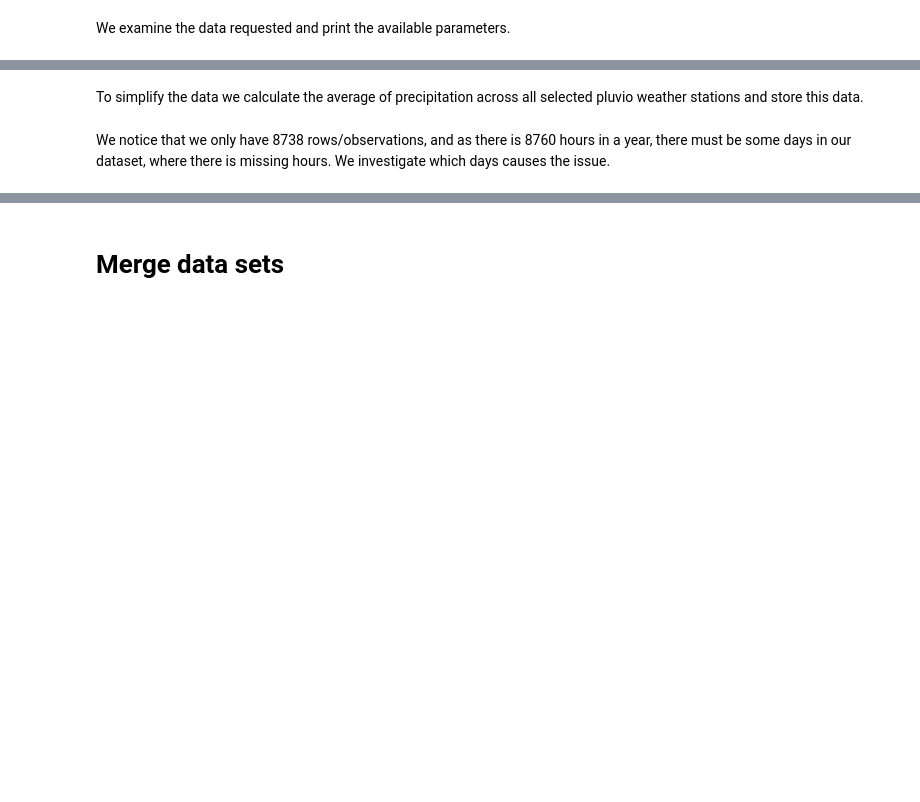
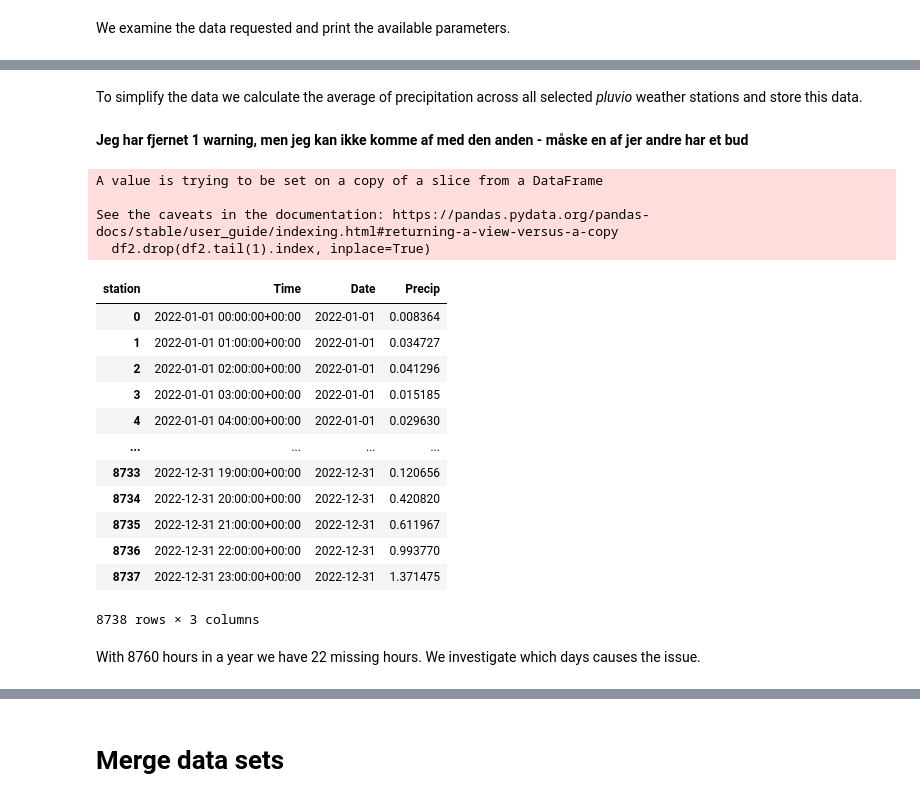
Before and after one commit to NumEconCopenhagen/projects-2023-jos-p-og-tex, a Jupyter notebook: dataproject/dataproject.ipynb, the cells around one changed output, grey strips where cells are left out. Saved outputs shown, nothing was run; the diff lists cells and outputs as text; code cells hidden in the pictures; blank space fills up the shorter version.

```diff
--- a/dataproject/dataproject.ipynb
+++ b/dataproject/dataproject.ipynb
@@ -175,16 +215,36 @@ df.head()
 # %% [markdown]
-To simplify the data we calculate the average of precipitation across all selected pluvio weather stations and store this data.
+To simplify the data we calculate the average of precipitation across all selected *pluvio* weather stations and store this data.
+# %% [markdown]
+**Jeg har fjernet 1 warning, men jeg kan ikke komme af med den anden - måske en af jer andre har et bud**
 # %%
 # We create a row-average of the observations across weather stations
-df['Precip'] = df.mean(axis=1)
+df['Precip'] = df.mean(axis=1, numeric_only = True)
 df['Date'] = df.Time.dt.date
 df2 = df[['Time', 'Date', 'Precip']]
 
 # Drop last n rows
-df2.drop(df2.tail(1).index,inplace=True)
+df2.drop(df2.tail(1).index, inplace=True)
 df2
+# %% [output]
+A value is trying to be set on a copy of a slice from a DataFrame
+
+See the caveats in the documentation: https://pandas.pydata.org/pandas-docs/stable/user_guide/indexing.html#returning-a-view-versus-a-copy
+  df2.drop(df2.tail(1).index, inplace=True)
+| station | Time | Date | Precip |
+| 0 | 2022-01-01 00:00:00+00:00 | 2022-01-01 | 0.008364 |
+| 1 | 2022-01-01 01:00:00+00:00 | 2022-01-01 | 0.034727 |
+| 2 | 2022-01-01 02:00:00+00:00 | 2022-01-01 | 0.041296 |
+| 3 | 2022-01-01 03:00:00+00:00 | 2022-01-01 | 0.015185 |
+| 4 | 2022-01-01 04:00:00+00:00 | 2022-01-01 | 0.029630 |
+| ... | ... | ... | ... |
+| 8733 | 2022-12-31 19:00:00+00:00 | 2022-12-31 | 0.120656 |
+| 8734 | 2022-12-31 20:00:00+00:00 | 2022-12-31 | 0.420820 |
+| 8735 | 2022-12-31 21:00:00+00:00 | 2022-12-31 | 0.611967 |
+| 8736 | 2022-12-31 22:00:00+00:00 | 2022-12-31 | 0.993770 |
+| 8737 | 2022-12-31 23:00:00+00:00 | 2022-12-31 | 1.371475 |
+8738 rows × 3 columns
 # %% [markdown]
-We notice that we only have 8738 rows/observations, and as there is 8760 hours in a year, there must be some days in our dataset, where there is missing hours. We investigate which days causes the issue.
+With 8760 hours in a year we have 22 missing hours. We investigate which days causes the issue.
 # %%
 # We check to see which days have missing hours
 tjek = df2.groupby(['Date'])['Time'].count()
```
Also changed, not shown: parts of 51 cells of this notebook, 1 other file.
